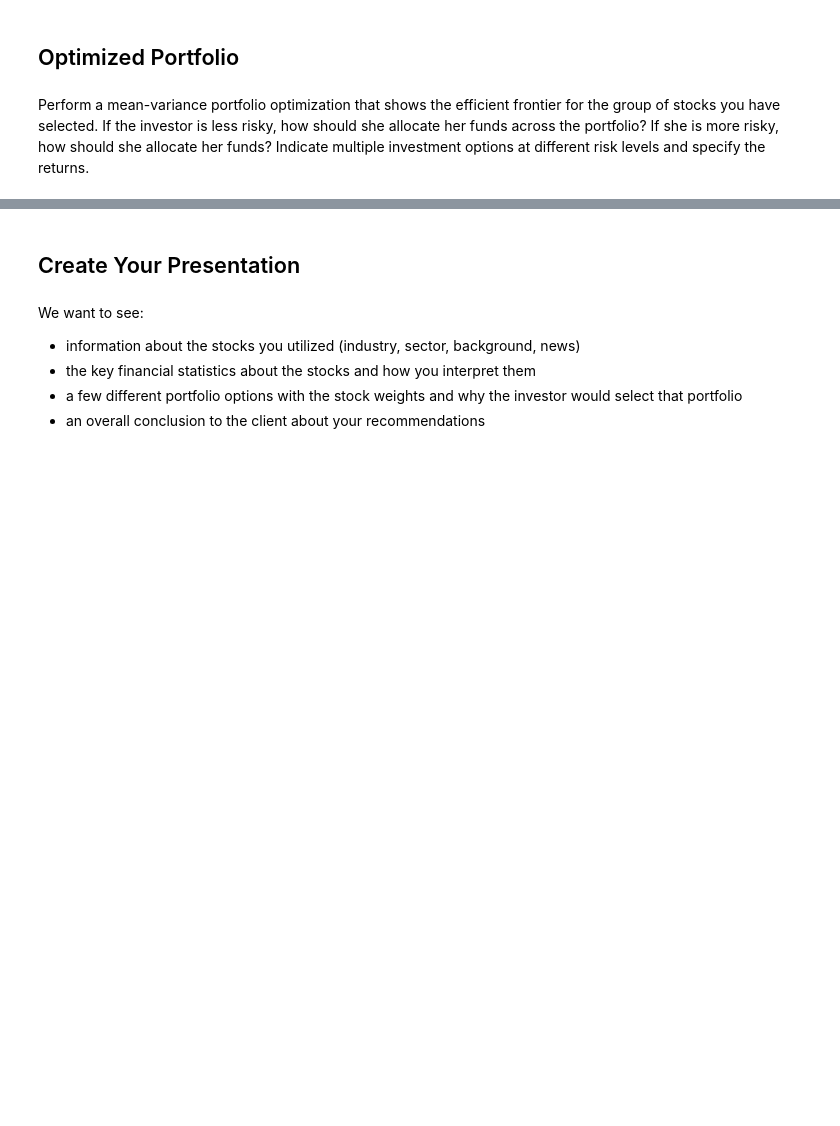
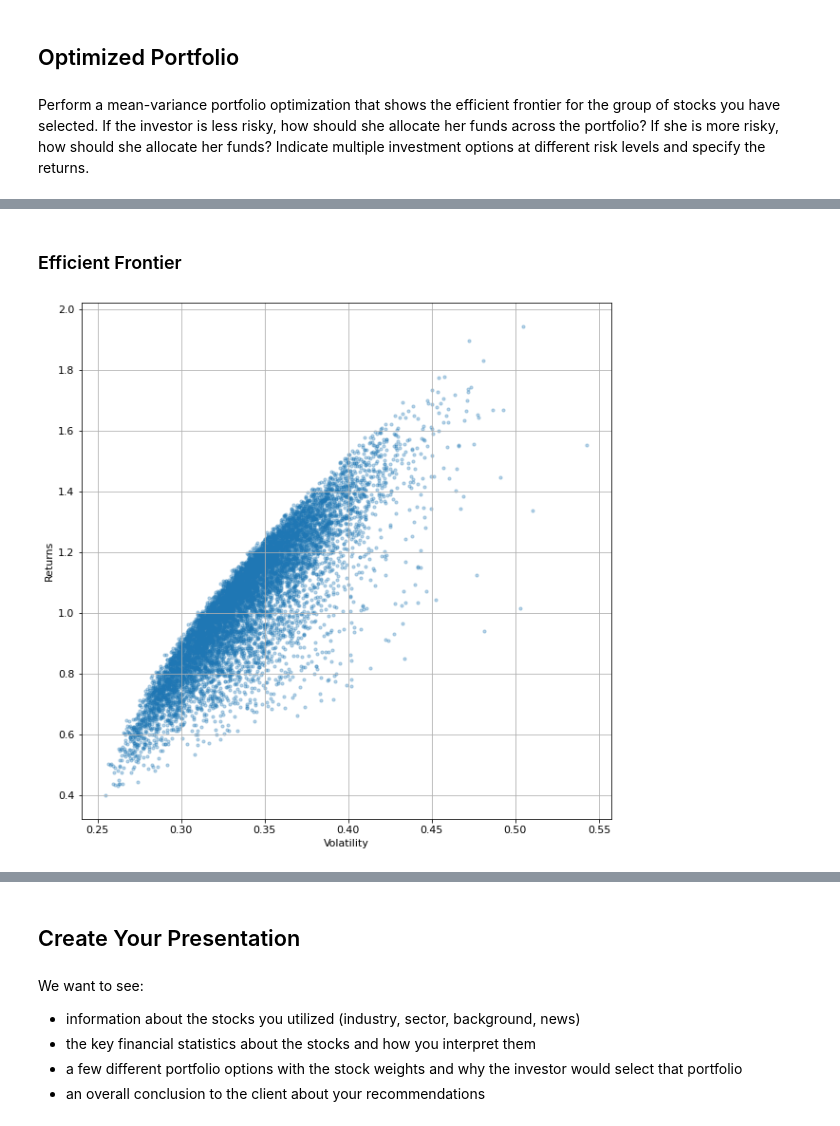
Before and after one commit to kirillwolkow/analyze_financial_data_capstone, a Jupyter notebook: analyze_financial_data_capstone.ipynb, the cells around one changed output, grey strips where cells are left out. Drawn from its saved outputs; the diff is of its cells as text; code cells hidden in the pictures; blank space fills up the shorter version.

```diff
--- a/analyze_financial_data_capstone.ipynb
+++ b/analyze_financial_data_capstone.ipynb
@@ -324,0 +286,9 @@ cov_quarterly = np.cov(returns_quarterly)
+# %%
+# Yearly returns for individual companies
+ind_er = adj_price.resample('Y').last().pct_change().mean()
+print(ind_er)
+
+# Portfolio returns
+port_w = [0.1, 0.1, 0.1, 0.05, 0.05, 0.2, 0.25, 0.03, 0.12]
+port_er = (port_w*ind_er).sum()
+print(port_er)
@@ -324,0 +310,9 @@ cov_quarterly = np.cov(returns_quarterly)
+# %%
+# Volatility is given by the annual standard deviation. We multiply by 250 because there are 250 trading days/year.
+ann_sd = adj_price.pct_change().apply(lambda x: np.log(1+x)).std().apply(lambda x: x*np.sqrt(250))
+print(ann_sd)
+
+# Creating a table for visualising returns and volatility of assets
+assets = pd.concat([ind_er, ann_sd], axis=1)
+assets.columns = ['Returns', 'Volatility']
+print(assets)
@@ -324,0 +337,38 @@ cov_quarterly = np.cov(returns_quarterly)
+# %% [markdown]
+### Efficient Frontier
+# %%
+# Efficient Frontier
+p_ret = [] # Define an empty array for portfolio returns
+p_vol = [] # Define an empty array for portfolio volatility
+p_weights = [] # Define an empty array for asset weights
+
+num_assets = len(adj_price.columns)
+num_portfolios = 10000
+
+for portfolio in range(num_portfolios):
+    weights = np.random.random(num_assets)
+    weights = weights/np.sum(weights)
+    p_weights.append(weights)
+    returns = np.dot(weights, ind_er) # Returns are the product of individual expected returns of asset and its
+                                      # weights
+    p_ret.append(returns)
+    var = cov.mul(weights, axis=0).mul(weights, axis=1).sum().sum()# Portfolio Variance
+    sd = np.sqrt(var) # Daily standard deviation
+    ann_sd = sd*np.sqrt(250) # Annual standard deviation = volatility
+    p_vol.append(ann_sd)
+
+data = {'Returns':p_ret, 'Volatility':p_vol}
+
+for counter, symbol in enumerate(adj_price.columns.tolist()):
+    #print(counter, symbol)
+    data[symbol+' weight'] = [w[counter] for w in p_weights]
+
+portfolios = pd.DataFrame(data)
+portfolios.head(10) # Dataframe of the 10000 portfolios created
+
+# Plot efficient frontier
+portfolios.plot.scatter(x='Volatility', y='Returns', marker='o', s=10, alpha=0.3, grid=True, figsize=[10,10])
+
+plt.savefig("efficient_frontier.png")
+# %% [output]
+[figure, added]
```
Also changed, not shown: parts of 31 cells of this notebook, 11 other files.
